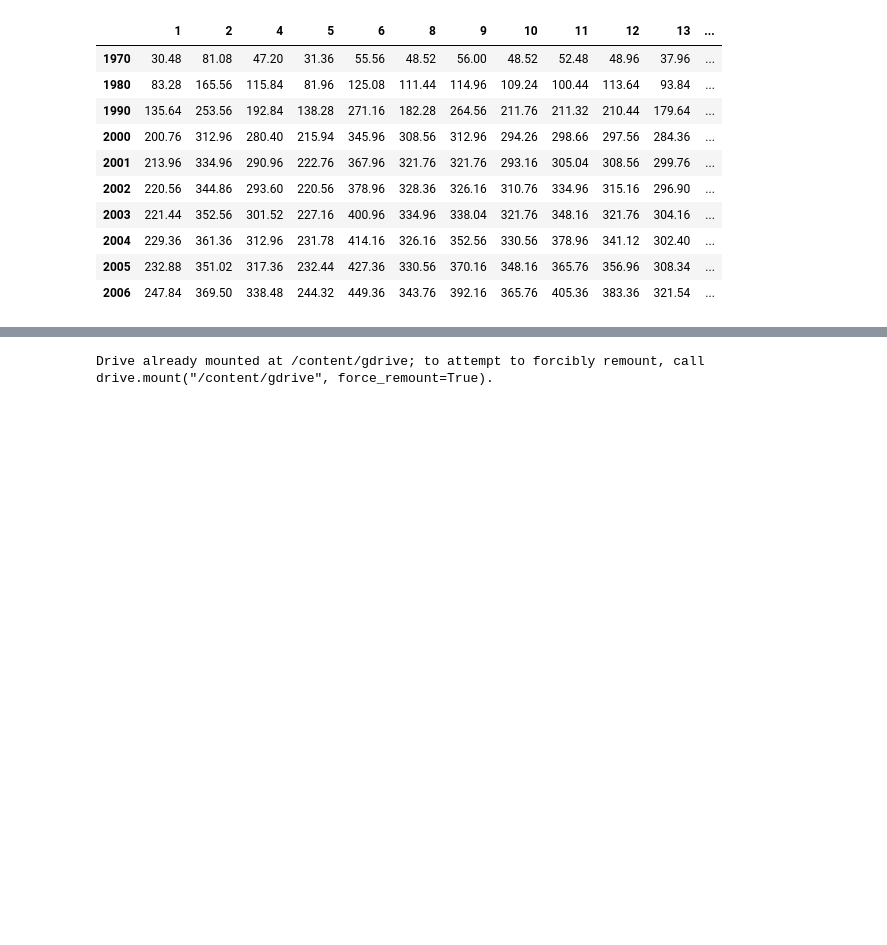
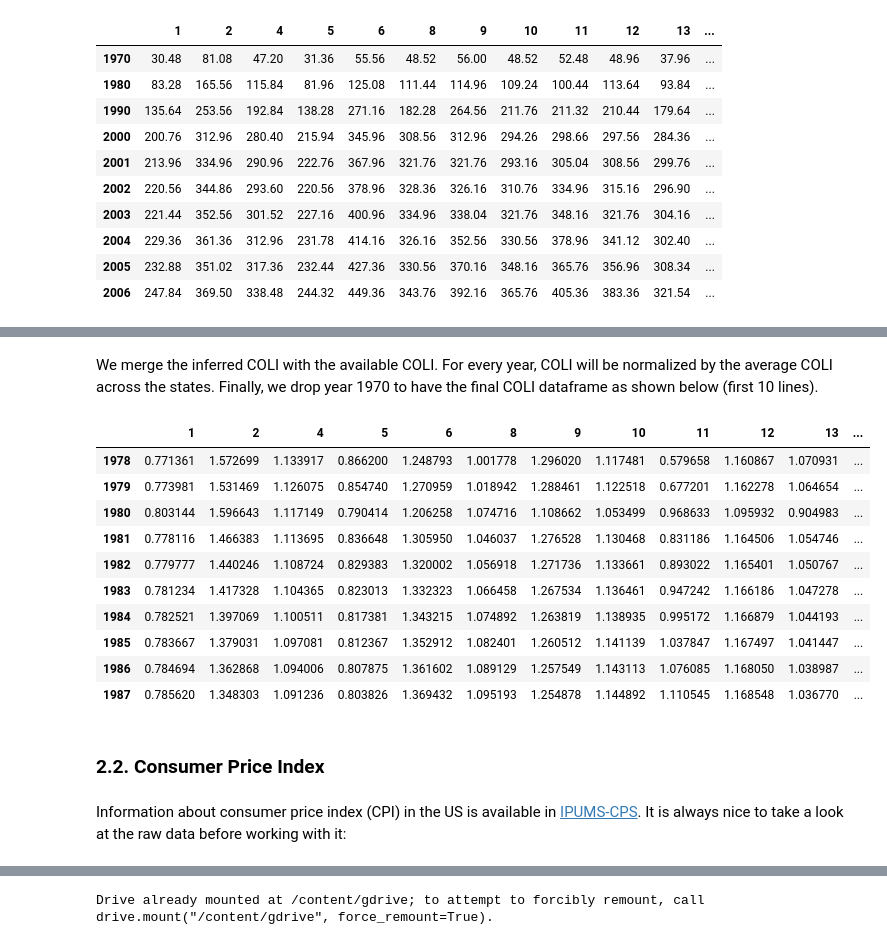
Before and after one commit to sangttruong/incomevis, a Jupyter notebook: main.ipynb, the cells around one changed output, grey strips where cells are left out. Drawn from its saved outputs; the diff is of its cells as text; code cells hidden in the pictures; blank space fills up the shorter version.

```diff
--- a/main.ipynb
+++ b/main.ipynb
@@ -388,0 +259,36 @@ p_ile = [0.02,0.03,0.04,0.05,0.06,0.07,0.08,0.09,0.1,0.11,0.12,0.13,0.14,0.15,
+# %% [markdown]
+We merge the inferred COLI with the available COLI. For every year, COLI will be normalized by the average COLI across the states. Finally, we drop year 1970 to have the final COLI dataframe as shown below (first 10 lines).
+# %%
+# Concatinate available data and inferred data
+COLI = pd.concat([COLI, predCOLI])
+COLI = COLI.sort_index()
+
+# Compute average COLI
+avgCOLI = COLI.mean(axis = 1)
+avgCOLI = pd.DataFrame(avgCOLI)
+avgCOLI = avgCOLI.rename(columns = {0: "AVG_COLI"})
+
+# Normalize COLI by average COLI by year
+for y in range(1978, 2019):
+  COLI.loc[y] = COLI.loc[y]/avgCOLI.loc[y,'AVG_COLI']
+
+# Drop year 1970
+COLI.drop(index = 1970, inplace = True )
+
+COLI.head(10)
+# %% [output]
+|  | 1 | 2 | 4 | 5 | 6 | 8 | 9 | 10 | 11 | 12 | 13 | ... |
+| 1978 | 0.771361 | 1.572699 | 1.133917 | 0.866200 | 1.248793 | 1.001778 | 1.296020 | 1.117481 | 0.579658 | 1.160867 | 1.070931 | ... |
+| 1979 | 0.773981 | 1.531469 | 1.126075 | 0.854740 | 1.270959 | 1.018942 | 1.288461 | 1.122518 | 0.677201 | 1.162278 | 1.064654 | ... |
+| 1980 | 0.803144 | 1.596643 | 1.117149 | 0.790414 | 1.206258 | 1.074716 | 1.108662 | 1.053499 | 0.968633 | 1.095932 | 0.904983 | ... |
+| 1981 | 0.778116 | 1.466383 | 1.113695 | 0.836648 | 1.305950 | 1.046037 | 1.276528 | 1.130468 | 0.831186 | 1.164506 | 1.054746 | ... |
+| 1982 | 0.779777 | 1.440246 | 1.108724 | 0.829383 | 1.320002 | 1.056918 | 1.271736 | 1.133661 | 0.893022 | 1.165401 | 1.050767 | ... |
+| 1983 | 0.781234 | 1.417328 | 1.104365 | 0.823013 | 1.332323 | 1.066458 | 1.267534 | 1.136461 | 0.947242 | 1.166186 | 1.047278 | ... |
+| 1984 | 0.782521 | 1.397069 | 1.100511 | 0.817381 | 1.343215 | 1.074892 | 1.263819 | 1.138935 | 0.995172 | 1.166879 | 1.044193 | ... |
+| 1985 | 0.783667 | 1.379031 | 1.097081 | 0.812367 | 1.352912 | 1.082401 | 1.260512 | 1.141139 | 1.037847 | 1.167497 | 1.041447 | ... |
+| 1986 | 0.784694 | 1.362868 | 1.094006 | 0.807875 | 1.361602 | 1.089129 | 1.257549 | 1.143113 | 1.076085 | 1.168050 | 1.038987 | ... |
+| 1987 | 0.785620 | 1.348303 | 1.091236 | 0.803826 | 1.369432 | 1.095193 | 1.254878 | 1.144892 | 1.110545 | 1.168548 | 1.036770 | ... |
+# %% [markdown]
+### **2.2. Consumer Price Index**
+# %% [markdown]
+Information about consumer price index (CPI) in the US is available in [IPUMS-CPS](https://cps.ipums.org/cps/). It is always nice to take a look at the raw data before working with it:
```
Also changed, not shown: parts of 66 cells of this notebook.
